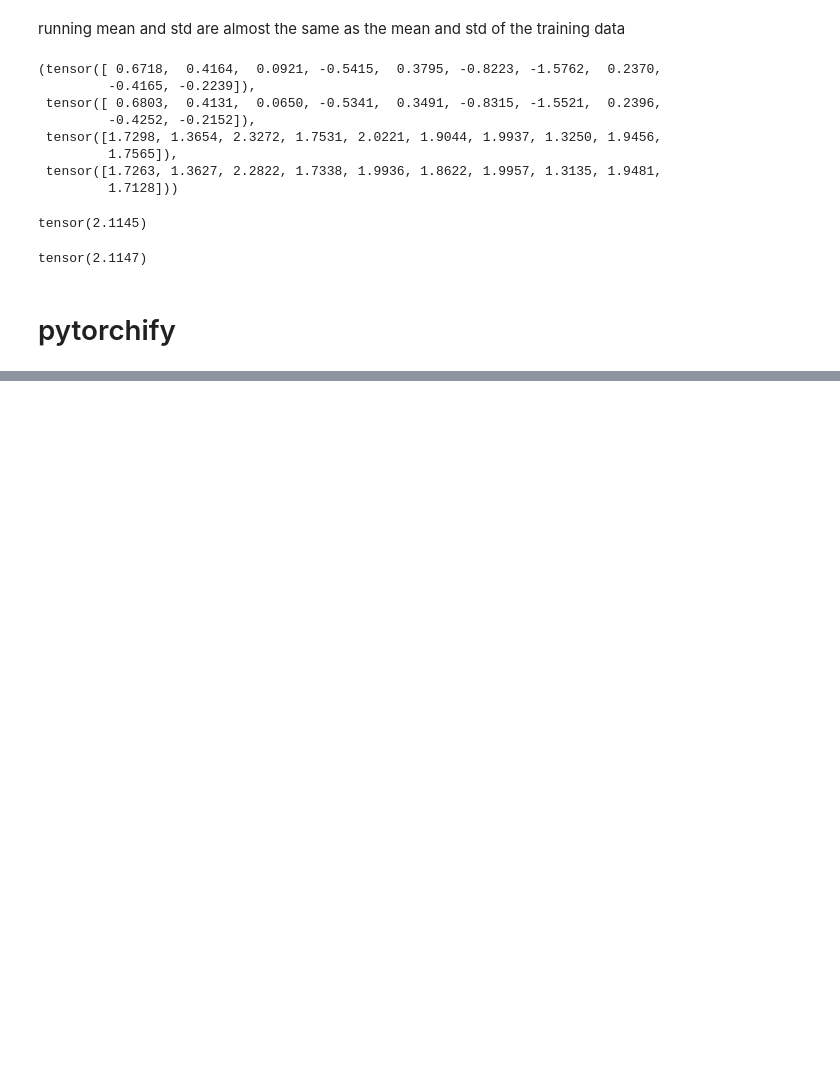
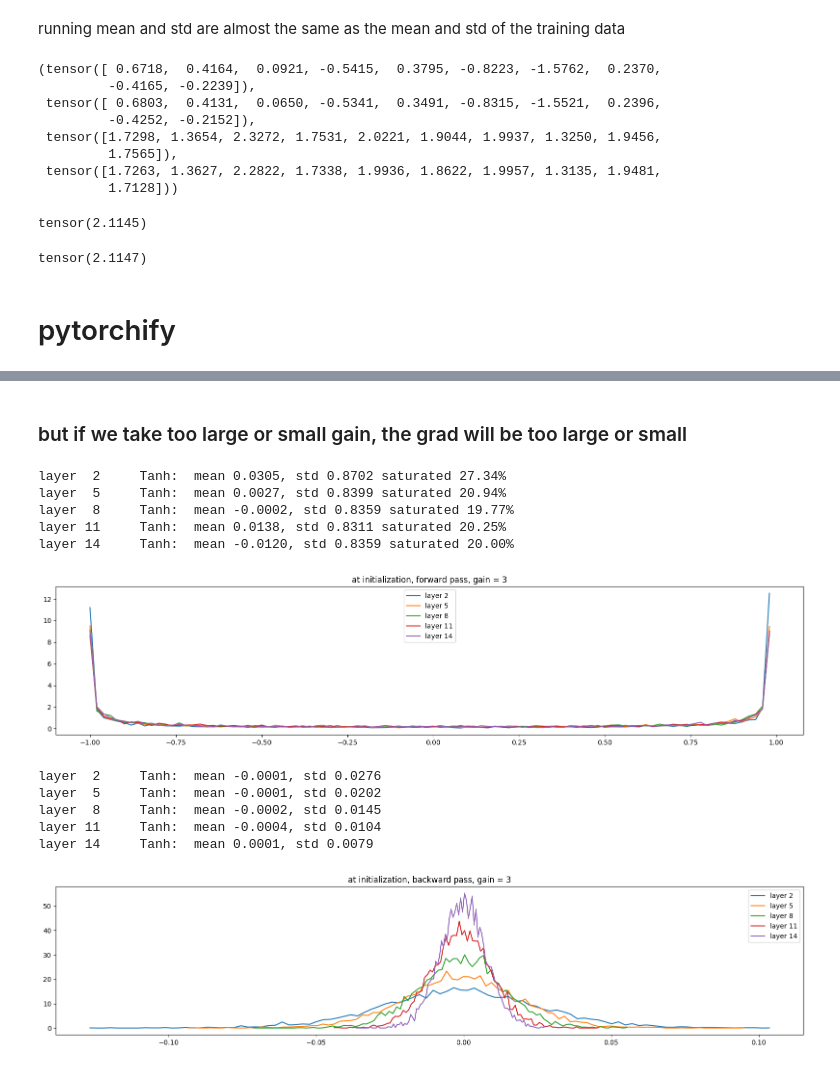
Before and after one commit to xiaobo-yang/my_makemore, a Jupyter notebook: mlp2.ipynb, the cells around one changed output, grey strips where cells are left out. Saved outputs shown, nothing was run; the diff lists cells and outputs as text; code cells hidden in the pictures; blank space fills up the shorter version.

```diff
--- a/mlp2.ipynb
+++ b/mlp2.ipynb
@@ -1071,0 +1159,63 @@ with torch.no_grad():
+# %% [markdown]
+### but if we take too large or small gain, the grad will be too large or small
+# %%
+gain = 3
+
+g.manual_seed(42)
+model = Net(vocab_size, block_size, n_embd, n_hidden, n_layer, generator=g)
+for module in model.layers:
+    if isinstance(module, Linear):
+        module.weight.data *= gain
+
+torch.manual_seed(42)
+model.train()
+
+idx = torch.randint(0, X_train.shape[0], (bs,))
+x, y = X_train[idx], Y_train[idx]
+
+
+logits = model(x)
+loss = F.cross_entropy(logits, y)
+if step % 1000 == 0:
+    print(f'step: {step}, train loss: {loss.item()}')
+for module in model.layers:
+    module.out.retain_grad() # keep grad for intermediate variables
+
+loss.backward()
+
+
+plt.figure(figsize=(20, 4))
+for i, layer in enumerate(model.layers):
+    if isinstance(layer, Tanh):
+        out = layer.out.detach()
+        print(f'layer {i:2d} {layer.__class__.__name__:>8s}:  mean {out.mean().item():.4f}, std {out.std().item():.4f} saturated {(out > 0.97).float().mean().item()*100:.2f}%')
+        hist, bin_edges = torch.histogram(out, density=True)
+        plt.plot(bin_edges[:-1].numpy(), hist.numpy(), label=f'layer {i}')
+
+plt.legend()
+plt.title(f'at initialization, forward pass, gain = {gain}')
+plt.show()
+plt.figure(figsize=(20, 4))
+for i, layer in enumerate(model.layers):
+    if isinstance(layer, Tanh):
+        out = layer.out.grad.view(-1)
+        print(f'layer {i:2d} {layer.__class__.__name__:>8s}:  mean {out.mean().item():.4f}, std {out.std().item():.4f}')
+        hist, bin_edges = torch.histogram(out, density=True)
+        plt.plot(bin_edges[:-1].numpy(), hist.numpy(), label=f'layer {i}')
+
+plt.legend()
+plt.title(f'at initialization, backward pass, gain = {gain}')
+plt.show()
+# %% [output]
+layer  2     Tanh:  mean 0.0305, std 0.8702 saturated 27.34%
+layer  5     Tanh:  mean 0.0027, std 0.8399 saturated 20.94%
+layer  8     Tanh:  mean -0.0002, std 0.8359 saturated 19.77%
+layer 11     Tanh:  mean 0.0138, std 0.8311 saturated 20.25%
+layer 14     Tanh:  mean -0.0120, std 0.8359 saturated 20.00%
+[figure, added]
+layer  2     Tanh:  mean -0.0001, std 0.0276
+layer  5     Tanh:  mean -0.0001, std 0.0202
+layer  8     Tanh:  mean -0.0002, std 0.0145
+layer 11     Tanh:  mean -0.0004, std 0.0104
+layer 14     Tanh:  mean 0.0001, std 0.0079
+[figure, added]
```
Also changed, not shown: parts of 11 cells of this notebook.
